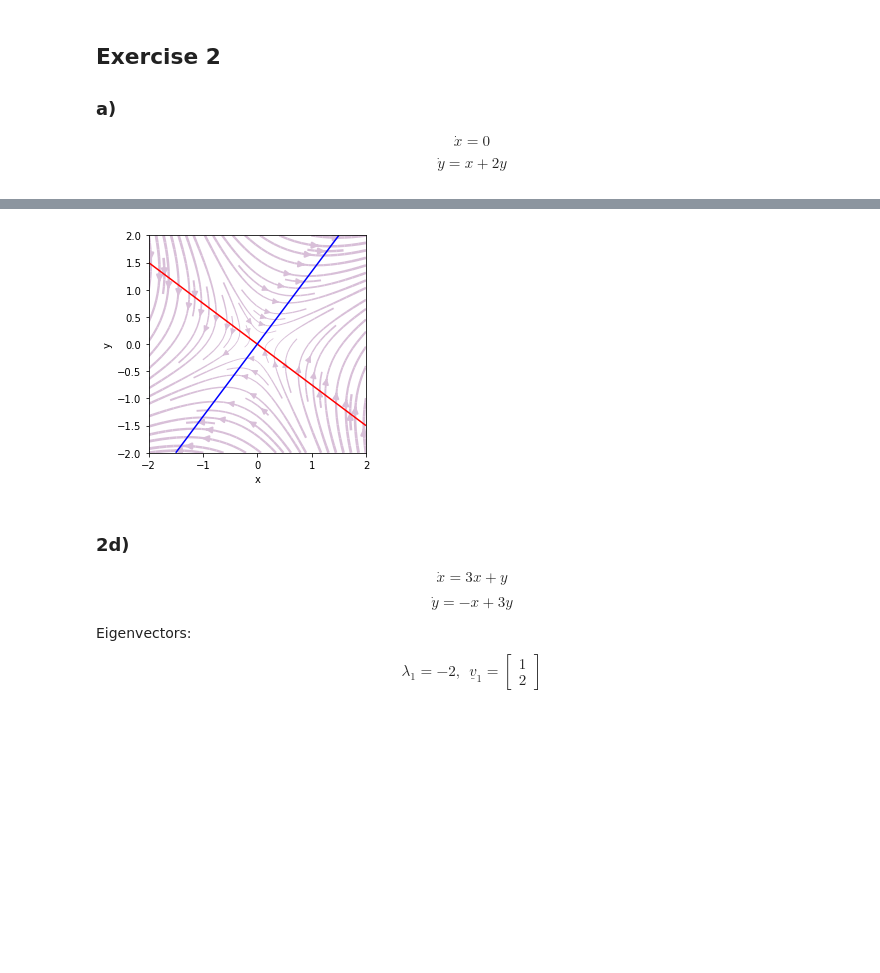
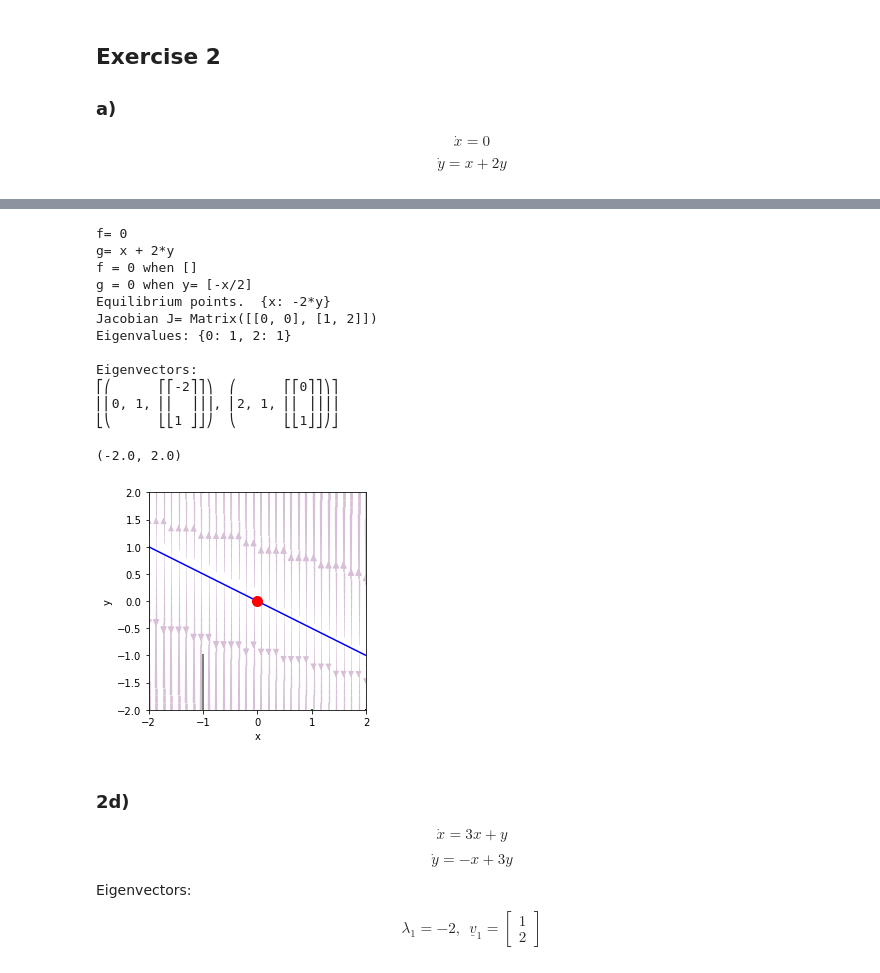
Before and after one commit to galendal/MAT230git, a Jupyter notebook: exer_phase V22.ipynb, the cells around one changed output, grey strips where cells are left out. Saved outputs shown, nothing was run; the diff lists cells and outputs as text; code cells hidden in the pictures; blank space fills up the shorter version.

```diff
--- a/exer_phase V22.ipynb
+++ b/exer_phase V22.ipynb
@@ -13,6 +13,14 @@ import ipywidgets as wd
 import numpy as np
 import matplotlib.pyplot as plt
 %matplotlib inline
+# %%
+#Define
+x,y, t=symp.symbols('x y t')
+
+
+f=y*(1-x**2)
+g=-x*(1-y**2)
+J = symp.Function('J')(x,y)
 # %% [markdown]
 ## Exercise 2
 ### a)
@@ -29,30 +30,72 @@ symp.latex(symp.Matrix([f,g]).jacobian([x,y]).eigenvects())
 # %%
-def rhs_523(xy, t):
-    x, y = xy
-    return np.array([3*x+4*y,
-                     4*x-3*y])
+f=0
+g=x+2*y
+
+def rhs(xy,t):
+    xv,yv=xy
+    rhs_symp=symp.lambdify((x,y),[f,g])
+    return np.array(rhs_symp(xv,yv))
+
+print('f=',f)
+print('g=',g)
+### Isoclines
+
+xiso=symp.solve(f,y)
+yiso=symp.solve(g,y)
+print('f = 0 when', xiso)
+print('g = 0 when y=', yiso)
+
+### Equilibrium points
+eqpnts=symp.solve([f,g],(x,y))
+print('Equilibrium points. ', eqpnts)
+
+### Jacobian
+J=symp.Matrix([f,g]).jacobian([x,y])
+print('Jacobian J=',J)
+
+print('Eigenvalues:', J.subs(eqpnts).eigenvals())
+
+print()
+
+print('Eigenvectors: ')
+symp.pprint(J.subs(eqpnts).eigenvects())
 # Set up the figure
 fig, ax = plt.subplots(1, 1)
 ax.set_xlabel('x')
 ax.set_ylabel('y')
 ax.set_aspect('equal')
 
 # Build the plot
 a_range = [-2, 2]
 b_range = [-2, 2]
-ax = pp.plot_flow_field(ax, rhs_523, a_range, b_range)
-ax = pp.plot_fixed_points(ax, np.array([0,0]),color='white')
-ax = pp.plot_nullcl(ax, rhs_523, [-2, 2], [-2, 2], args=(), n_grid=100)
-#ax = pp.plot_traj(ax, rhs_523, np.array([-1, -1]), np.linspace(0, 10, 50), color=np.array([0.5, 0.5, 0.5]), lw=2)
-#ax = pp.plot_traj(ax, rhs_523, np.array([0, 2]), np.linspace(0, 10, 50), color=np.array([0.5, 0.5, 0.5]), lw=2)
+ax = pp.plot_flow_field(ax, rhs, a_range, b_range)
+ax = pp.plot_fixed_points(ax, np.array([0,0]),color='red')
+ax = pp.plot_nullcl(ax, rhs, [-2, 2], [-2, 2], args=(), n_grid=100)
+ax = pp.plot_traj(ax, rhs, np.array([-1, -1]), np.linspace(0, 10, 50), color=np.array([0.5, 0.5, 0.5]), lw=2)
+ax = pp.plot_traj(ax, rhs, np.array([0, 2]), np.linspace(0, 10, 50), color=np.array([0.5, 0.5, 0.5]), lw=2)
 
-#ax = pp.plot_traj(ax, rhs_523, np.array([-2, 2]), np.linspace(0, 10, 50), color='black', lw=2)
-#ax = pp.plot_traj(ax, rhs_523, np.array([2, -2]), np.linspace(0, 10, 50), color='black', lw=2)
+ax = pp.plot_traj(ax, rhs, np.array([-2, 2]), np.linspace(0, 10, 50), color='black', lw=2)
+ax = pp.plot_traj(ax, rhs, np.array([2, -2]), np.linspace(0, 10, 50), color='black', lw=2)
 
-#ax = pp.plot_traj(ax, rhs_523, np.array([-1, 2]), np.linspace(0, 10, 50), color='green', lw=2)
-#ax = pp.plot_traj(ax, rhs_523, np.array([1, -2]), np.linspace(0, 10, 50), color='green', lw=2)
+ax = pp.plot_traj(ax, rhs, np.array([-1, 2]), np.linspace(0, 10, 50), color='green', lw=2)
+ax = pp.plot_traj(ax, rhs, np.array([1, -2]), np.linspace(0, 10, 50), color='green', lw=2)
+plt.xlim(a_range)
+plt.ylim(b_range)
 # %% [output]
+f= 0
+g= x + 2*y
+f = 0 when []
+g = 0 when y= [-x/2]
+Equilibrium points.  {x: -2*y}
+Jacobian J= Matrix([[0, 0], [1, 2]])
+Eigenvalues: {0: 1, 2: 1}
+
+Eigenvectors:
+⎡⎛      ⎡⎡-2⎤⎤⎞  ⎛      ⎡⎡0⎤⎤⎞⎤
+⎢⎜0, 1, ⎢⎢  ⎥⎥⎟, ⎜2, 1, ⎢⎢ ⎥⎥⎟⎥
+⎣⎝      ⎣⎣1 ⎦⎦⎠  ⎝      ⎣⎣1⎦⎦⎠⎦
+(-2.0, 2.0)
-[figure, old version]
+[figure, new version]
 # %% [markdown]
 ### 2d)
 $$\dot{x}=3 x + y $$
```
Also changed, not shown: parts of 4 cells of this notebook, 4 other files.
